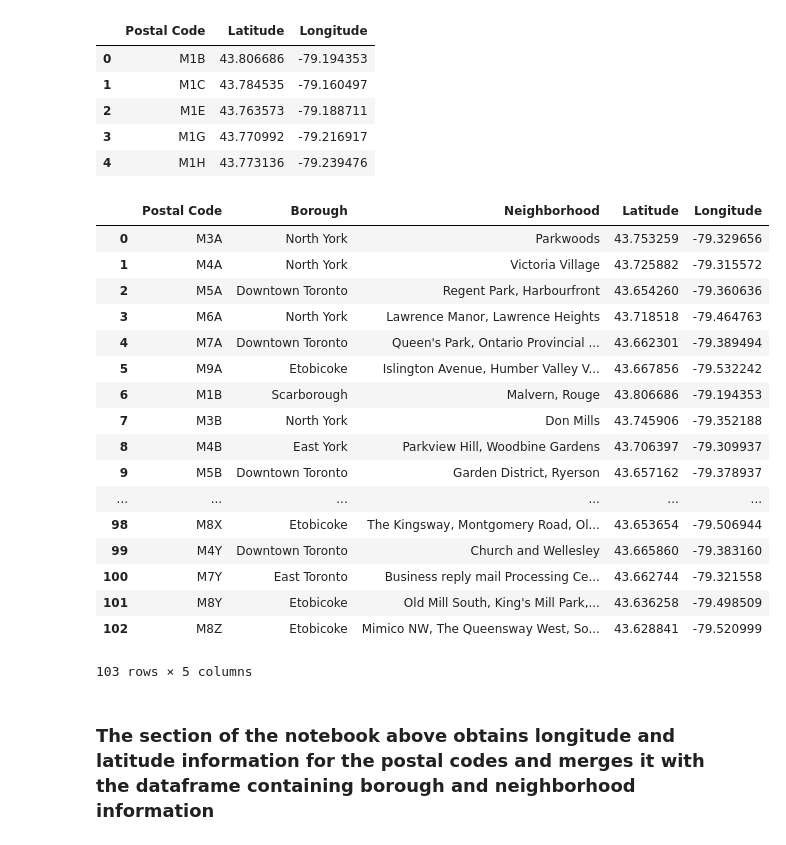
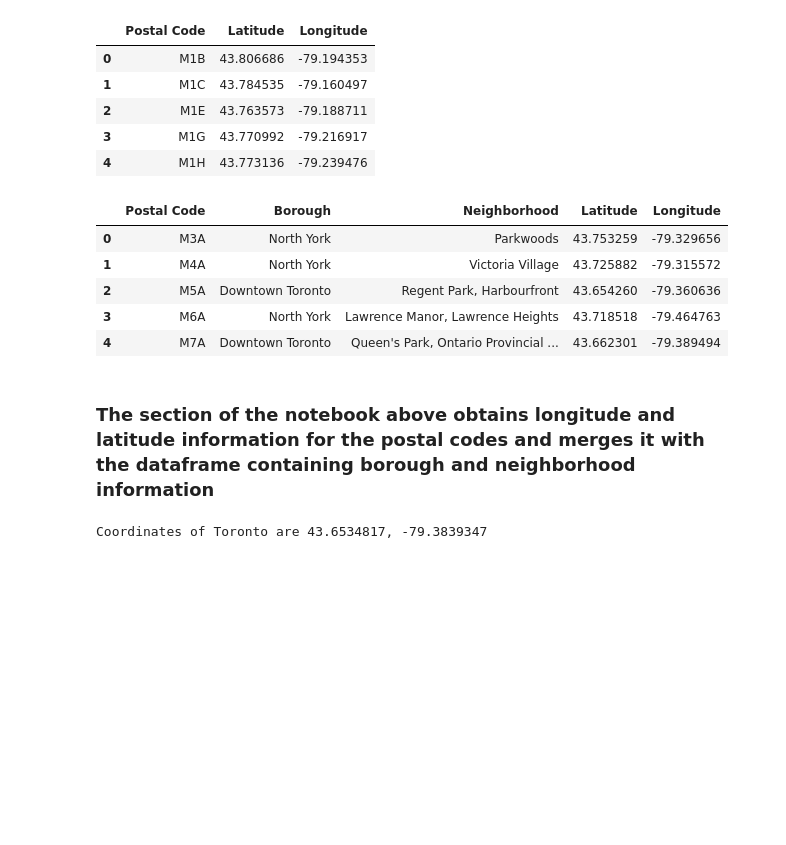
Before and after one commit to apatel415/IBM-Data-Science-Capstone, a Jupyter notebook: Segmenting and Clustering Neighborhoods in Toronto.ipynb, the cells around one changed output. Cells and saved outputs as stored; diff of their text form; code cells hidden in the pictures; blank space fills up the shorter version.

```diff
--- a/Segmenting and Clustering Neighborhoods in Toronto.ipynb
+++ b/Segmenting and Clustering Neighborhoods in Toronto.ipynb
@@ -74,26 +74,24 @@ geo_df.head()
 | 3 | M1G | 43.770992 | -79.216917 |
 | 4 | M1H | 43.773136 | -79.239476 |
 # %%
-join = pd.merge(df, geo_df, on='Postal Code', how='inner')
-join
+toronto_df = pd.merge(df, geo_df, on='Postal Code', how='inner')
+toronto_df.head()
 # %% [output]
 |  | Postal Code | Borough | Neighborhood | Latitude | Longitude |
 | 0 | M3A | North York | Parkwoods | 43.753259 | -79.329656 |
 | 1 | M4A | North York | Victoria Village | 43.725882 | -79.315572 |
 | 2 | M5A | Downtown Toronto | Regent Park, Harbourfront | 43.654260 | -79.360636 |
 | 3 | M6A | North York | Lawrence Manor, Lawrence Heights | 43.718518 | -79.464763 |
 | 4 | M7A | Downtown Toronto | Queen's Park, Ontario Provincial ... | 43.662301 | -79.389494 |
-| 5 | M9A | Etobicoke | Islington Avenue, Humber Valley V... | 43.667856 | -79.532242 |
-| 6 | M1B | Scarborough | Malvern, Rouge | 43.806686 | -79.194353 |
-| 7 | M3B | North York | Don Mills | 43.745906 | -79.352188 |
-| 8 | M4B | East York | Parkview Hill, Woodbine Gardens | 43.706397 | -79.309937 |
-| 9 | M5B | Downtown Toronto | Garden District, Ryerson | 43.657162 | -79.378937 |
-| ... | ... | ... | ... | ... | ... |
-| 98 | M8X | Etobicoke | The Kingsway, Montgomery Road, Ol... | 43.653654 | -79.506944 |
-| 99 | M4Y | Downtown Toronto | Church and Wellesley | 43.665860 | -79.383160 |
-| 100 | M7Y | East Toronto | Business reply mail Processing Ce... | 43.662744 | -79.321558 |
-| 101 | M8Y | Etobicoke | Old Mill South, King's Mill Park,... | 43.636258 | -79.498509 |
-| 102 | M8Z | Etobicoke | Mimico NW, The Queensway West, So... | 43.628841 | -79.520999 |
-103 rows × 5 columns
 # %% [markdown]
 ### The section of the notebook above obtains longitude and latitude information for the postal codes and merges it with the dataframe containing borough and neighborhood information
+# %%
+address = 'Toronto, ON'
+
+geolocator = Nominatim(user_agent='on_explorer')
+location = geolocator.geocode(address)
+latitude = location.latitude
+longitude = location.longitude
+print('Coordinates of Toronto are {}, {}'.format(latitude, longitude))
+# %% [output]
+Coordinates of Toronto are 43.6534817, -79.3839347
```
Also changed, not shown: parts of 8 cells of this notebook.
